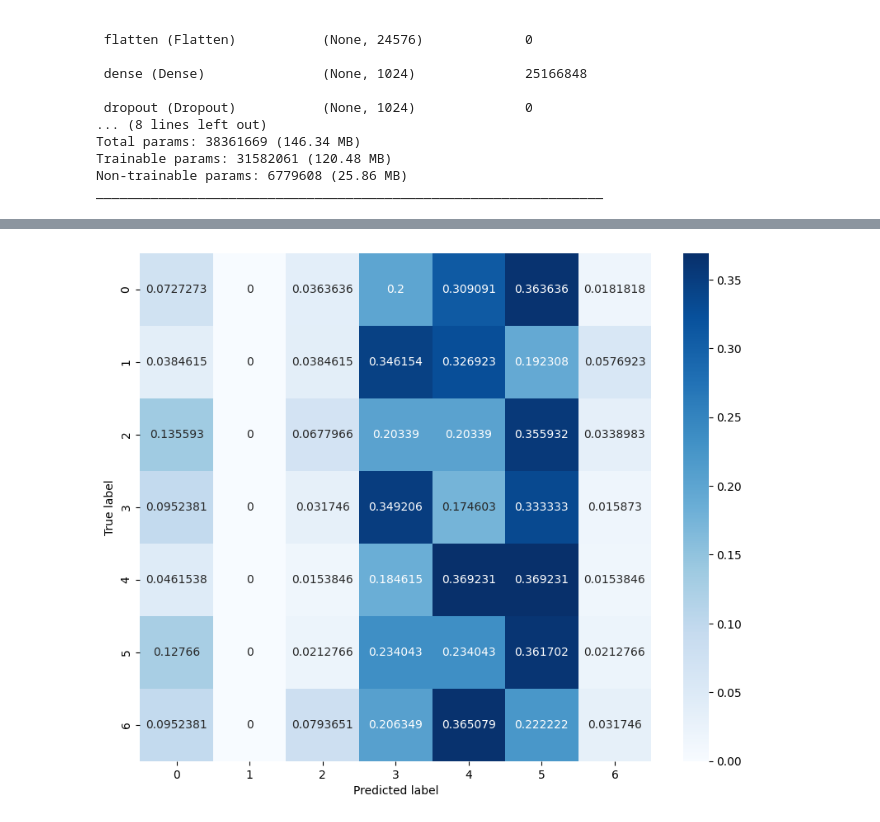
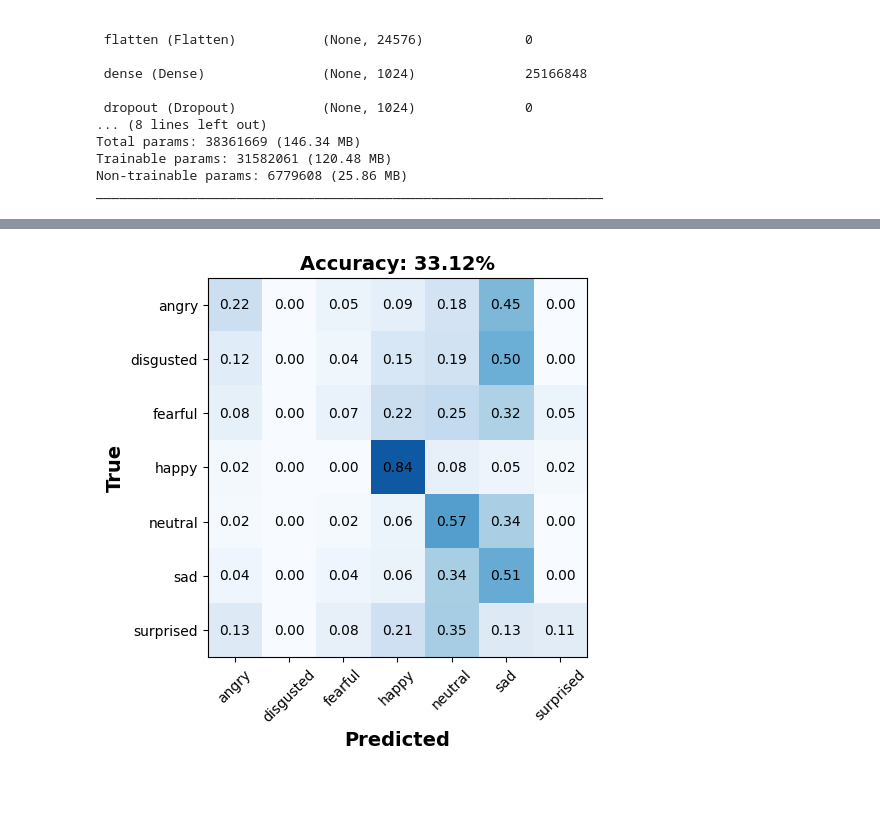
Before and after one commit to JoeyBowman/AppML-Final-Project-2024, a Jupyter notebook: EfficientNet_class_pictures.ipynb, the cells around one changed output, grey strips where cells are left out. Saved outputs shown, nothing was run; the diff lists cells and outputs as text; code cells hidden in the pictures; blank space fills up the shorter version.

```diff
--- a/EfficientNet_class_pictures.ipynb
+++ b/EfficientNet_class_pictures.ipynb
@@ -33,7 +33,8 @@ def build_emotions():
                         color_mode="grayscale",
                         image_size=IMAGE_SIZE,
                         batch_size=1,
-                        seed=42)
+                        seed=42,
+                        shuffle=False)
 # %%
 emotions = build_emotions()
 
@@ -103,4 +104,12 @@ Test loss: 3.2170352935791016
 Test accuracy: 0.3391089141368866
+# %%
+import pandas as pd
+
+y_pred_df = pd.DataFrame(y_pred)
+
+y_pred_csv_file = 'drive/MyDrive/y_pred_decimals.csv'
+with open(y_pred_csv_file, mode='w') as f:
+    y_pred_df.to_csv(f)
 # %%
 # Get the true labels of the test dataset
 y_true = np.concatenate([y for x, y in emotions], axis=0)
@@ -108,19 +117,36 @@ y_true = np.argmax(y_true, axis=1)
 
 # Get the predicted labels
 y_pred = np.argmax(y_pred, axis=1)
+# %%
+#Produce a cm across all classes
+def plot_confusion_matrix(cm, class_names):
+    figure, ax = plt.subplots(figsize=(5, 5))
+    cm_norm = cm / tf.reduce_sum(cm, axis=1)[:, None]
+    ax.imshow(cm_norm, interpolation='nearest', cmap=plt.get_cmap('Blues'), vmin=0, vmax=1)
+    accuracy_ = np.trace(cm) / float(np.sum(cm))
+    ax.set_title(f'Accuracy: {100*accuracy_:.2f}%', fontsize=14, fontweight='bold')
+    tick_marks = np.arange(len(class_names))
+    ax.set_xticks(tick_marks)
+    ax.set_xticklabels(class_names, rotation=45)
+    ax.set_yticks(tick_marks)
+    ax.set_yticklabels(class_names)
+
+
+    for i in range(len(class_names)):
+        for j in range(len(class_names)):
+            ax.text(j, i, f'{cm_norm[i, j]:.2f}', ha='center', va='center', color='k')
+
+    figure.tight_layout()
+    plt.xlabel('Predicted', fontweight='bold', fontsize=14)
+    plt.ylabel('True', fontweight='bold', fontsize=14)
 # %%
 from sklearn.metrics import confusion_matrix
-import seaborn as sns
 
 cm = confusion_matrix(y_true, y_pred, normalize='true')
 
-plt.figure(figsize=(10, 8))
-sns.heatmap(cm, annot=True, fmt='g', cmap='Blues')
-plt.xlabel('Predicted label')
-plt.ylabel('True label')
-plt.show()
+plot_confusion_matrix(cm, class_names)
 # %% [output]
-[figure, old version]
+[figure, new version]
 # %%
 for image, label in emotions.take(1):
     predictions = model.predict(image)
```
Also changed, not shown: parts of 4 cells of this notebook.
